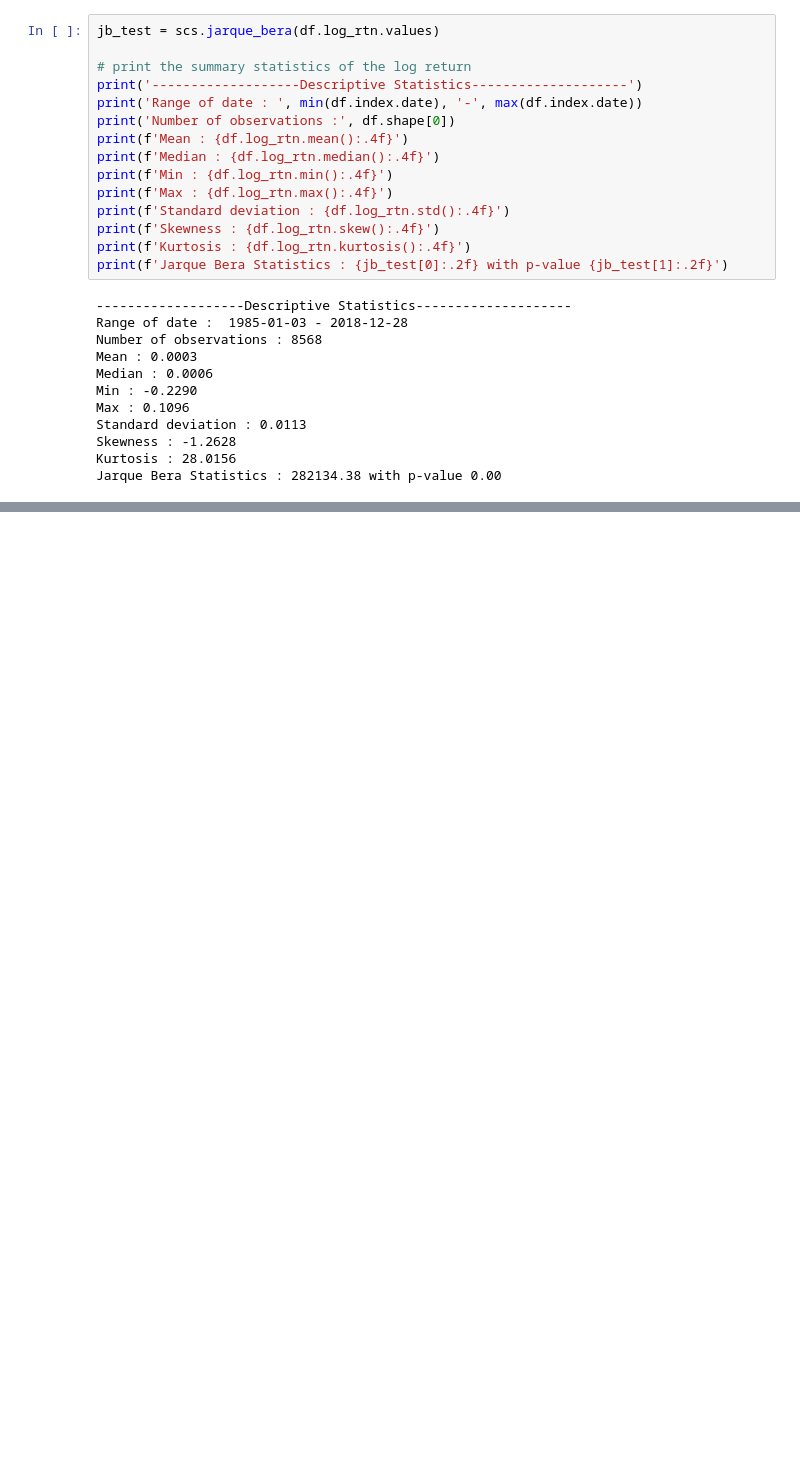
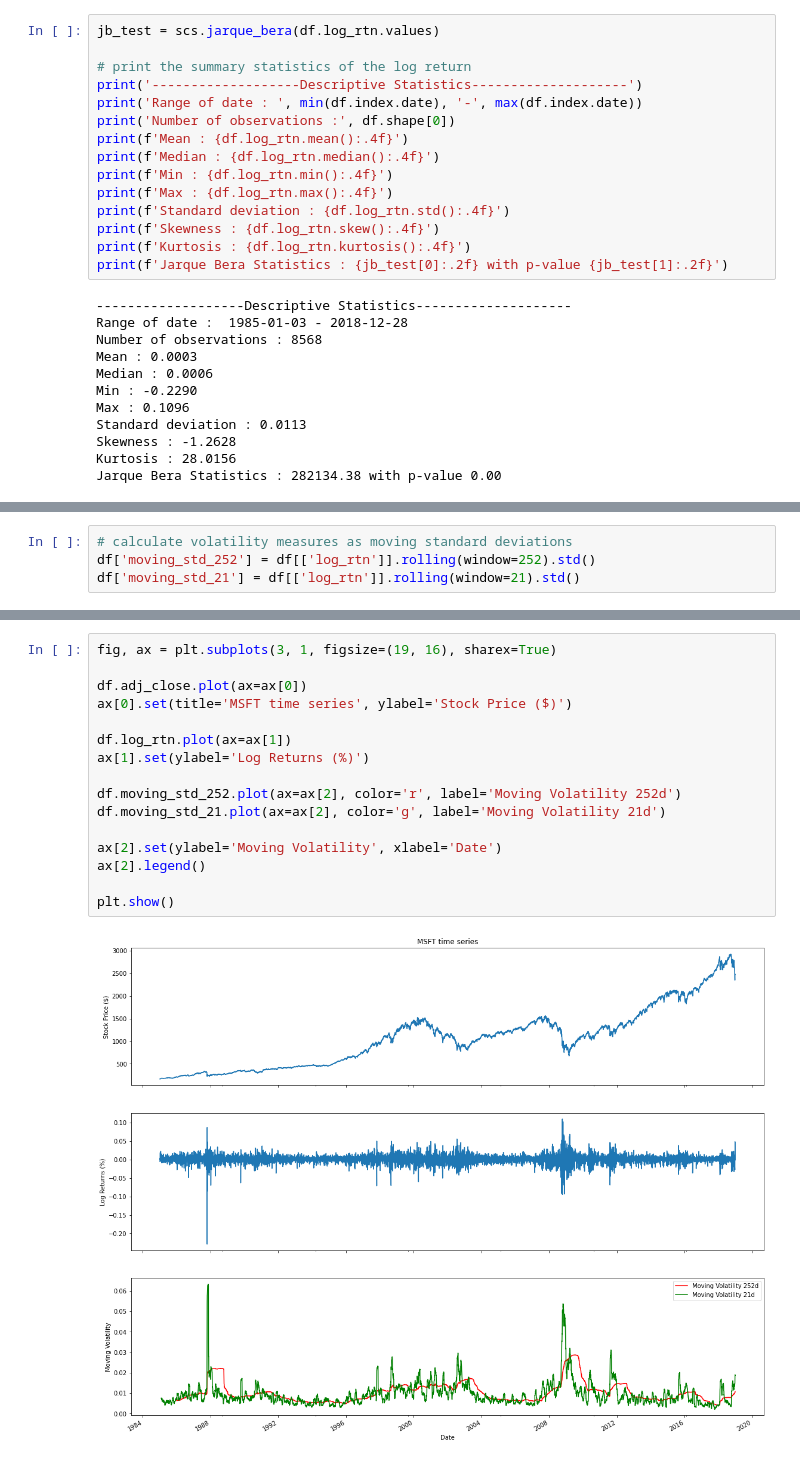
Before and after one commit to bayuryunarko/ML-Finance, a Jupyter notebook: 04MLFinancialAnalysis.ipynb, the cells around one changed output, grey strips where cells are left out. Saved outputs shown, nothing was run; the diff lists cells and outputs as text; blank space fills up the shorter version.

```diff
--- a/04MLFinancialAnalysis.ipynb
+++ b/04MLFinancialAnalysis.ipynb
@@ -96,0 +136,4 @@ Jarque Bera Statistics : 282134.38 with p-value 0.00
+# %%
+# calculate volatility measures as moving standard deviations
+df['moving_std_252'] = df[['log_rtn']].rolling(window=252).std()
+df['moving_std_21'] = df[['log_rtn']].rolling(window=21).std()
@@ -96,0 +150,18 @@ Jarque Bera Statistics : 282134.38 with p-value 0.00
+# %%
+fig, ax = plt.subplots(3, 1, figsize=(19, 16), sharex=True)
+
+df.adj_close.plot(ax=ax[0])
+ax[0].set(title='MSFT time series', ylabel='Stock Price ($)')
+
+df.log_rtn.plot(ax=ax[1])
+ax[1].set(ylabel='Log Returns (%)')
+
+df.moving_std_252.plot(ax=ax[2], color='r', label='Moving Volatility 252d')
+df.moving_std_21.plot(ax=ax[2], color='g', label='Moving Volatility 21d')
+
+ax[2].set(ylabel='Moving Volatility', xlabel='Date')
+ax[2].legend()
+
+plt.show()
+# %% [output]
+[figure, added]
```
Also changed, not shown: parts of 12 cells of this notebook.
